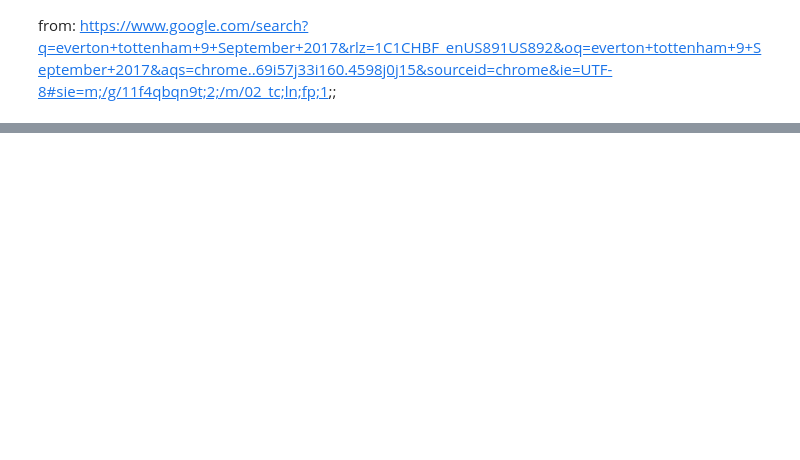
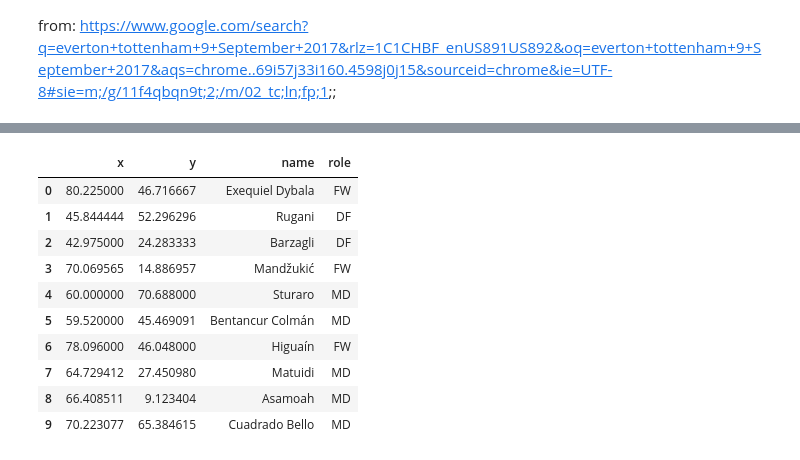
Before and after one commit to estieve/soccer_analysis, a Jupyter notebook: Visualization.ipynb, the cells around one changed output, grey strips where cells are left out. Saved outputs shown, nothing was run; the diff lists cells and outputs as text; code cells hidden in the pictures; blank space fills up the shorter version.

```diff
--- a/Visualization.ipynb
+++ b/Visualization.ipynb
@@ -275,0 +295,17 @@ Retrieved from: https://www.google.com/search?q=everton+tottenham+9+September+20
+# %%
+def formation(gameDF):
+    # create a list of the player names
+    players = gameDF.lastName.unique()
+
+    pos = []
+    for i in players:
+        role = gameDF[gameDF.lastName == i]
+
+        pos.append(centroid(role.x, role.y, i))
+
+        formation = DataFrame (pos,columns=['x','y','name'])
+
+    formation = positions(gameDF, formation)
+
+
+    return formation
@@ -275,0 +320,16 @@ Retrieved from: https://www.google.com/search?q=everton+tottenham+9+September+20
+# %%
+tactics = formation(juv)
+# %%
+tactics
+# %% [output]
+|  | x | y | name | role |
+| 0 | 80.225000 | 46.716667 | Exequiel Dybala | FW |
+| 1 | 45.844444 | 52.296296 | Rugani | DF |
+| 2 | 42.975000 | 24.283333 | Barzagli | DF |
+| 3 | 70.069565 | 14.886957 | Mandžukić | FW |
+| 4 | 60.000000 | 70.688000 | Sturaro | MD |
+| 5 | 59.520000 | 45.469091 | Bentancur Colmán | MD |
+| 6 | 78.096000 | 46.048000 | Higuaín | FW |
+| 7 | 64.729412 | 27.450980 | Matuidi | MD |
+| 8 | 66.408511 | 9.123404 | Asamoah | MD |
+| 9 | 70.223077 | 65.384615 | Cuadrado Bello | MD |
```
Also changed, not shown: parts of 11 cells of this notebook.
